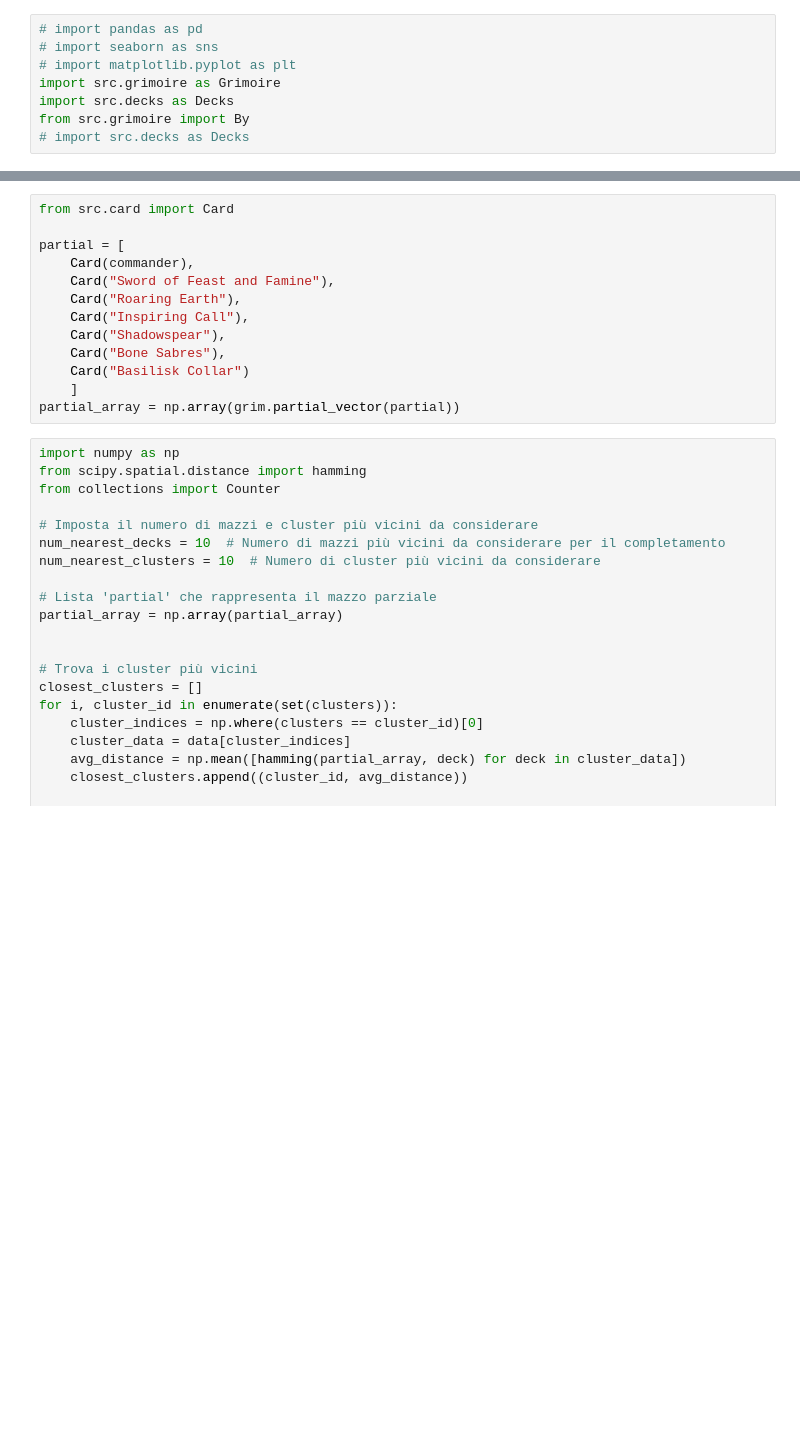
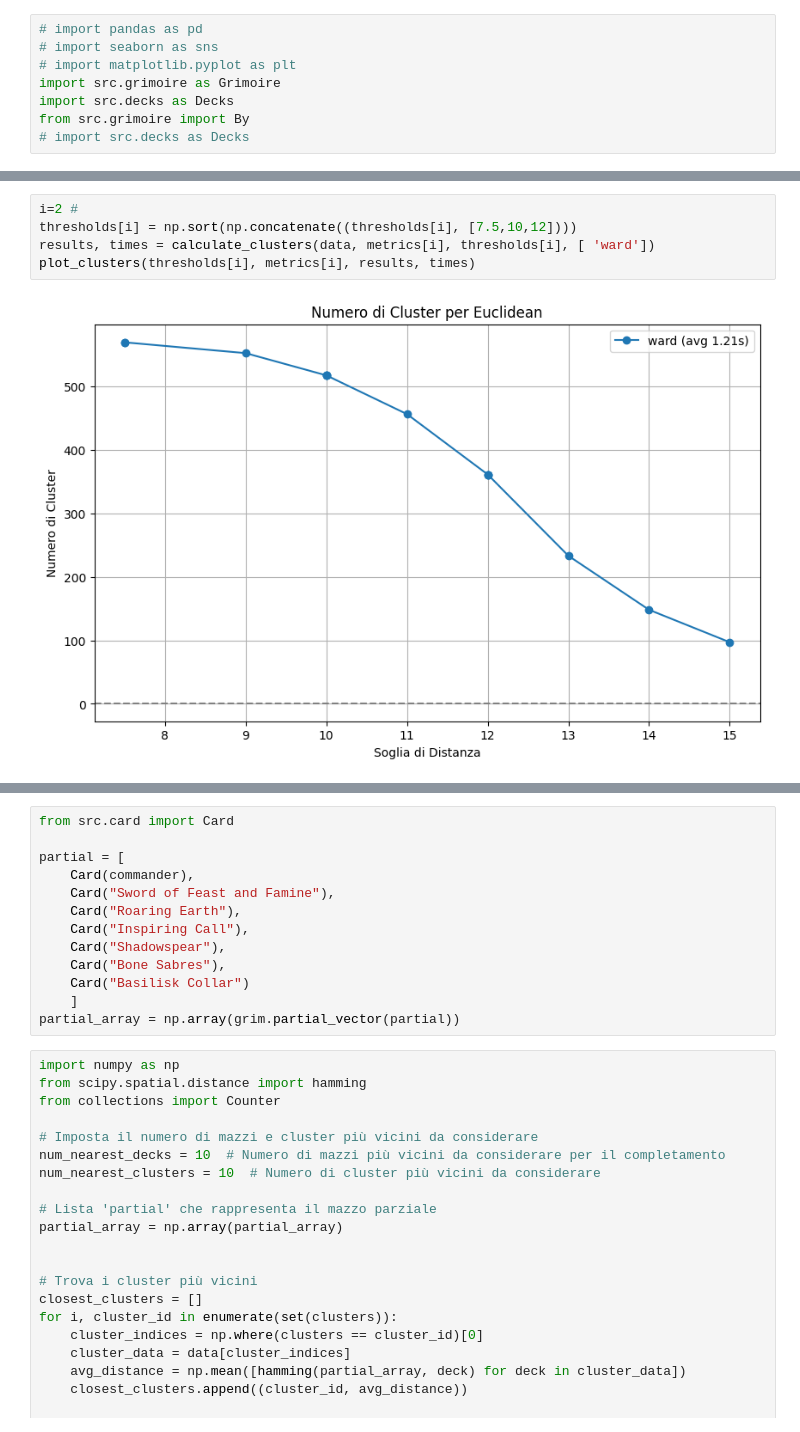
Before and after one commit to ax-ten/ICON-23-24-EDH, a Jupyter notebook: prediction.ipynb, the cells around one changed output, grey strips where cells are left out. Cells and saved outputs as stored; diff of their text form; blank space fills up the shorter version.

```diff
--- a/prediction.ipynb
+++ b/prediction.ipynb
@@ -109,0 +104,7 @@ euclidean [615, 615, 615, 615, 615, 615, 615, 615]
+# %%
+i=2 #
+thresholds[i] = np.sort(np.concatenate((thresholds[i], [7.5,10,12])))
+results, times = calculate_clusters(data, metrics[i], thresholds[i], [ 'ward'])
+plot_clusters(thresholds[i], metrics[i], results, times)
+# %% [output]
+[figure, added]
```
Also changed, not shown: parts of 11 cells of this notebook.
